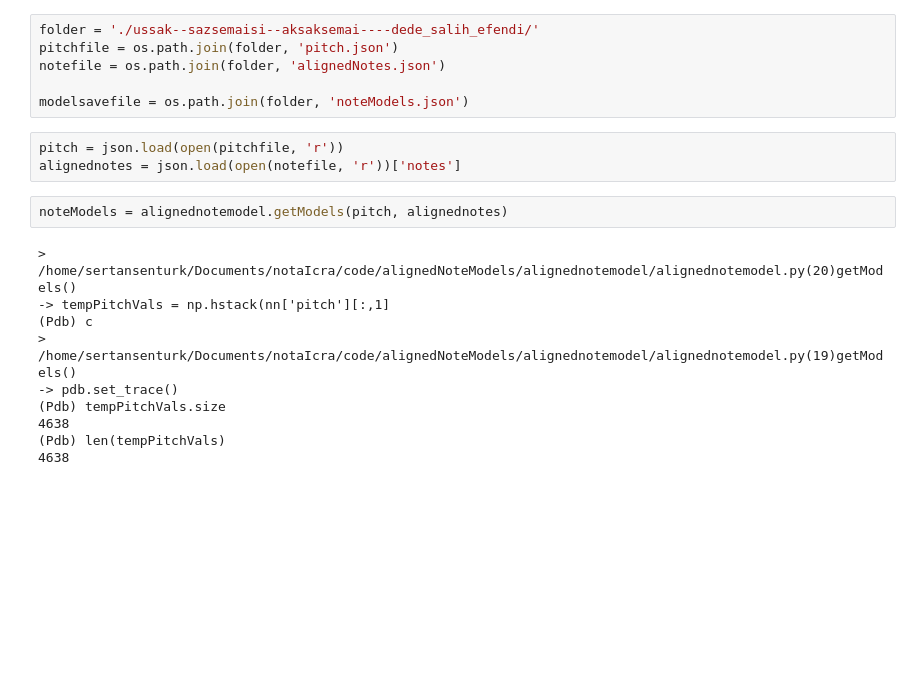
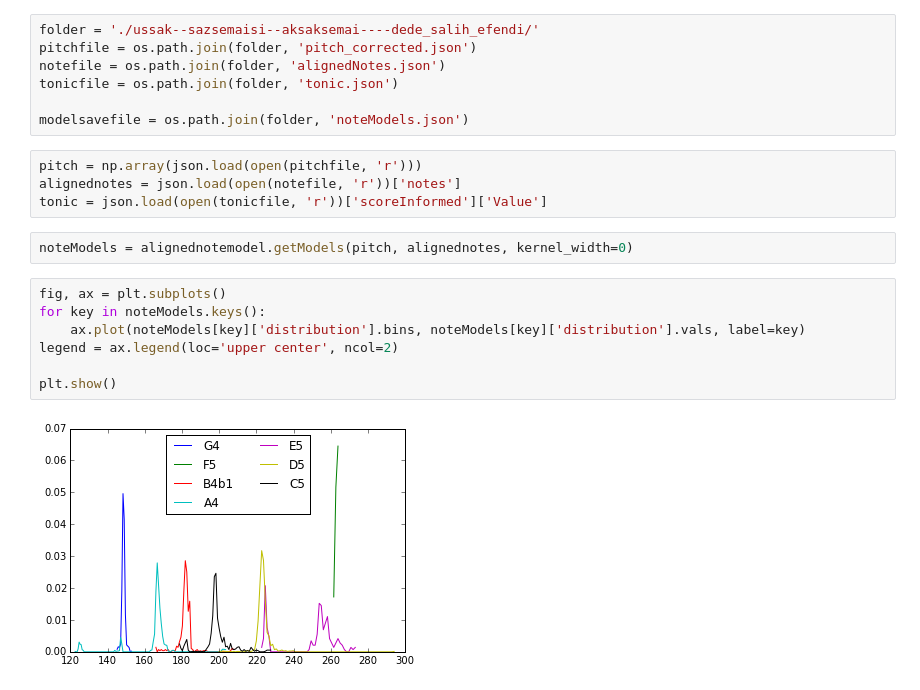
Before and after one commit to sertansenturk/alignednotemodel, a Jupyter notebook: noteModel.ipynb, the cells around one changed output. Cells and saved outputs as stored; diff of their text form; blank space fills up the shorter version.

Commit message:
Note model trajectory and distribution computation

```diff
--- a/noteModel.ipynb
+++ b/noteModel.ipynb
@@ -6,21 +11,22 @@ from alignednotemodel import alignednotemodel
 # %%
 folder = './ussak--sazsemaisi--aksaksemai----dede_salih_efendi/'
-pitchfile = os.path.join(folder, 'pitch.json')
+pitchfile = os.path.join(folder, 'pitch_corrected.json')
 notefile = os.path.join(folder, 'alignedNotes.json')
+tonicfile = os.path.join(folder, 'tonic.json')
 
 modelsavefile = os.path.join(folder, 'noteModels.json')
 # %%
-pitch = json.load(open(pitchfile, 'r'))
+pitch = np.array(json.load(open(pitchfile, 'r')))
 alignednotes = json.load(open(notefile, 'r'))['notes']
+tonic = json.load(open(tonicfile, 'r'))['scoreInformed']['Value']
 # %%
-noteModels = alignednotemodel.getModels(pitch, alignednotes)
+noteModels = alignednotemodel.getModels(pitch, alignednotes, kernel_width=0)
-# %% [output]
-> /home/sertansenturk/Documents/notaIcra/code/alignedNoteModels/alignednotemodel/alignednotemodel.py(20)getModels()
--> tempPitchVals = np.hstack(nn['pitch'][:,1]
-(Pdb) c
-> /home/sertansenturk/Documents/notaIcra/code/alignedNoteModels/alignednotemodel/alignednotemodel.py(19)getModels()
--> pdb.set_trace()
-(Pdb) tempPitchVals.size
-4638
-(Pdb) len(tempPitchVals)
-4638
+# %%
+fig, ax = plt.subplots()
+for key in noteModels.keys():
+    ax.plot(noteModels[key]['distribution'].bins, noteModels[key]['distribution'].vals, label=key)
+legend = ax.legend(loc='upper center', ncol=2)
+
+plt.show()
+# %% [output]
+[figure, added]
```
Also changed, not shown: parts of 4 cells of this notebook, 4 other files.
